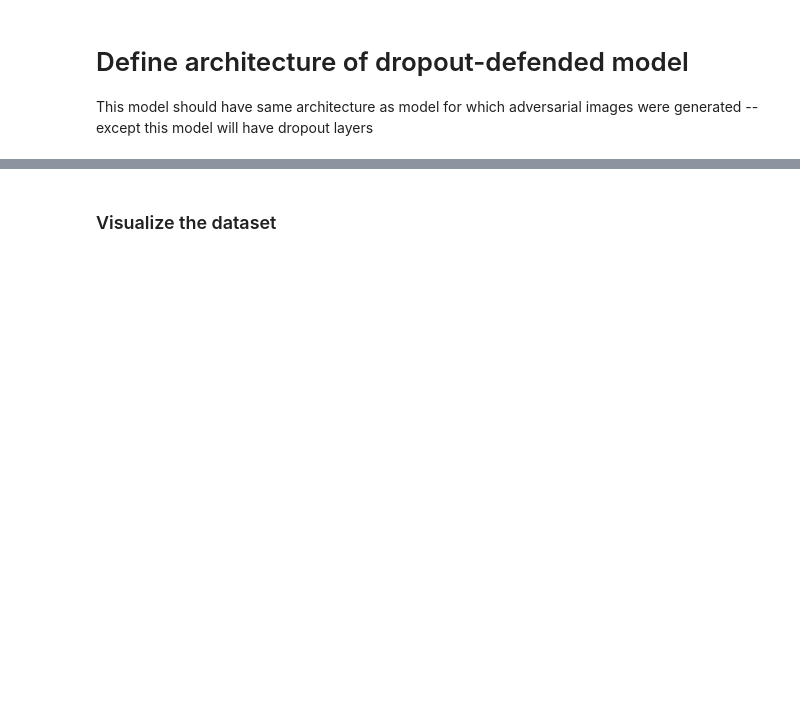
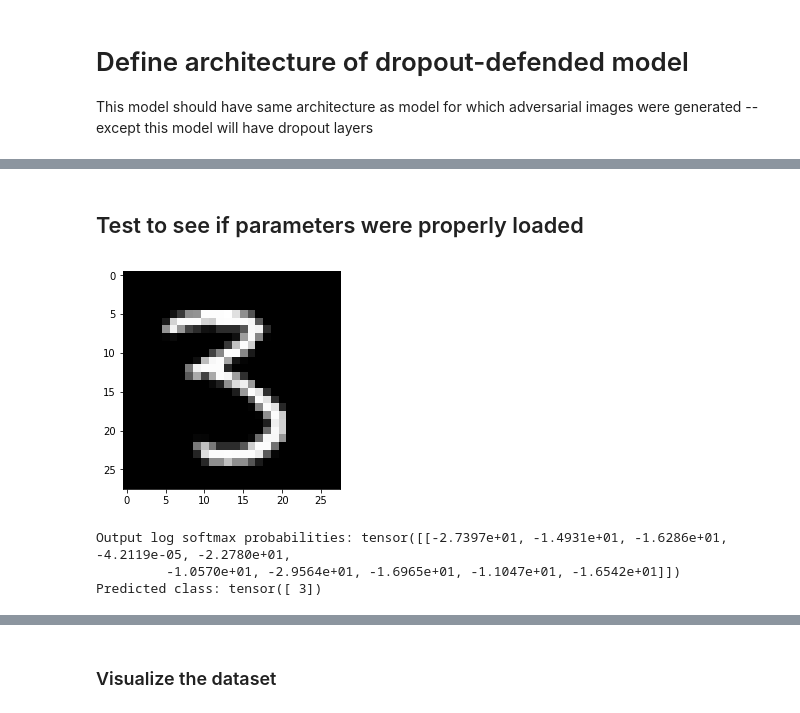
Before and after one commit to justinpyron/CS-231, a Jupyter notebook: Project/get_examples/dropout_defense.ipynb, the cells around one changed output, grey strips where cells are left out. Cells and saved outputs as stored; diff of their text form; code cells hidden in the pictures; blank space fills up the shorter version.

```diff
--- a/Project/get_examples/dropout_defense.ipynb
+++ b/Project/get_examples/dropout_defense.ipynb
@@ -102,7 +110,7 @@ class Net(nn.Module):
 # %%
 class Dropout_Net(nn.Module):
     def __init__(self, dropout_prob):
-        super(Net, self).__init__()
+        super(Dropout_Net, self).__init__()
 
         self.drop_prob = dropout_prob
 
@@ -134,18 +142,17 @@ class Dropout_Net(nn.Module):
 #         return F.log_softmax(x, dim=1)
 
         x = F.relu(F.max_pool2d( self.conv2(self.conv1(x)), 2))
-        x = F.dropout(x, p=self.dropout_prob, training=self.training)
+        x = F.dropout(x, p=self.drop_prob, training=self.training)
 
         x = F.relu(F.max_pool2d( self.conv4(self.conv3(x)), 2))
-        x = F.dropout(x, p=self.dropout_prob, training=self.training)
+        x = F.dropout(x, p=self.drop_prob, training=self.training)
 
         x = x.view(-1, 20*4*4)
         x = F.relu(self.fc1(x))
-        x = F.dropout(x, p=self.dropout_prob, training=self.training)
+        x = F.dropout(x, p=self.drop_prob, training=self.training)
         x = self.fc2(x)
-        x = F.dropout(x, p=self.dropout_prob, training=self.training)
+        x = F.dropout(x, p=self.drop_prob, training=self.training)
         return F.log_softmax(x, dim=1)
-
 
         # original
 #         x = F.relu(F.max_pool2d( self.conv2(self.conv1(x)), 2))
@@ -156,0 +166,25 @@ class Dropout_Net(nn.Module):
+# %%
+model = Dropout_Net(dropout_prob=0.1)
+state = torch.load('mnist_nn_model')
+model.load_state_dict(state['state_dict'])
+# %% [markdown]
+## Test to see if parameters were properly loaded
+# %%
+data = MNIST_adv(3,3)
+
+j = 55
+test_image = data[j][0]
+plt.imshow(test_image[0], cmap='binary_r')
+plt.show()
+
+# model.train()  # set to train mode
+model.eval()  # set to eval (test) mode
+
+pred = model(test_image.unsqueeze(0))
+print('Output log softmax probabilities: {}'.format(pred))
+print('Predicted class: {}'.format(pred.argmax(1)))
+# %% [output]
+[figure, added]
+Output log softmax probabilities: tensor([[-2.7397e+01, -1.4931e+01, -1.6286e+01, -4.2119e-05, -2.2780e+01,
+         -1.0570e+01, -2.9564e+01, -1.6965e+01, -1.1047e+01, -1.6542e+01]])
+Predicted class: tensor([ 3])
```
Also changed, not shown: parts of 7 cells of this notebook.
